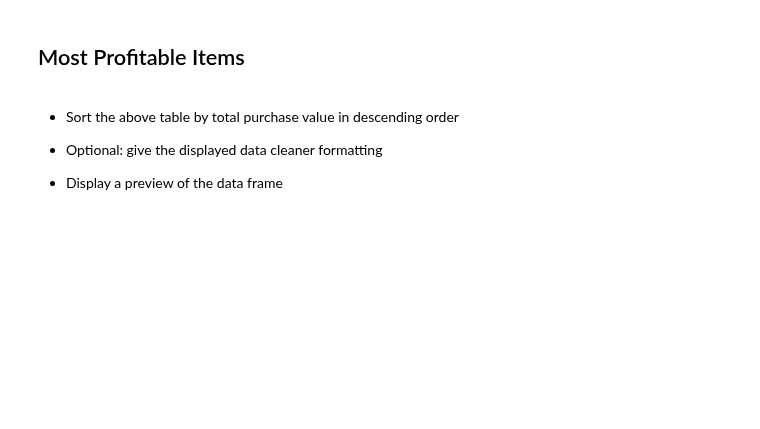
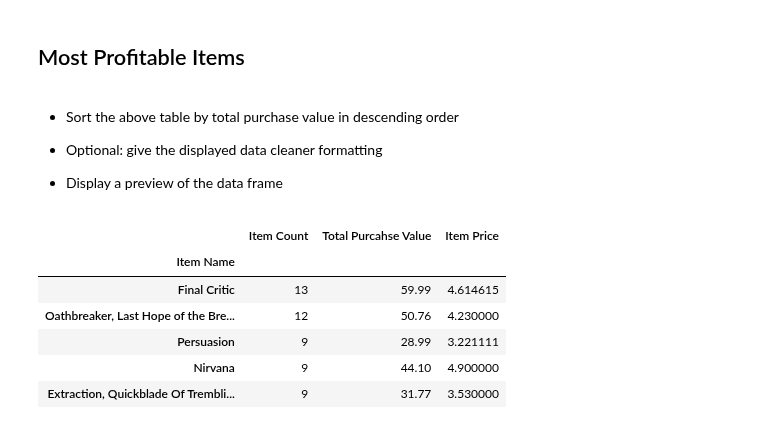
Before and after one commit to FeLowe/NW-Bootcamp-Homework, a Jupyter notebook: Pandas_Homework/HeroesOfPymoli_starter.ipynb, the cells around one changed output. Cells and saved outputs as stored; diff of their text form; code cells hidden in the pictures; blank space fills up the shorter version.

```diff
--- a/Pandas_Homework/HeroesOfPymoli_starter.ipynb
+++ b/Pandas_Homework/HeroesOfPymoli_starter.ipynb
@@ -330,3 +333,24 @@ popular_items_df.head()
 
 
 * Display a preview of the data frame
+# %%
+#Most profitable items
+profitable_item = pd.DataFrame(purchase_df.groupby("Item Name")["Item ID"].count())
+profitable_item_price = pd.DataFrame(purchase_df.groupby("Item Name")["Price"].sum())
+most_profitable_item_df=pd.merge(profitable_item,profitable_item_price, left_index=True, right_index=True)
+
+most_profitable_item_df["Average Price"]= most_profitable_item_df["Price"]/most_profitable_item_df["Item ID"]
+most_profitable_item_df["Price"]
+most_profitable_item_df.sort_values("Item ID",ascending=False, inplace=True)
+
+most_profitable_item_df.rename(columns = {"Item ID":"Item Count", "Price": "Total Purcahse Value", "Average Price": "Item Price"}, inplace=True)
+
+most_profitable_item_df.head()
+# %% [output]
+|  | Item Count | Total Purcahse Value | Item Price |
+| Item Name |  |  |  |
+| Final Critic | 13 | 59.99 | 4.614615 |
+| Oathbreaker, Last Hope of the Bre... | 12 | 50.76 | 4.230000 |
+| Persuasion | 9 | 28.99 | 3.221111 |
+| Nirvana | 9 | 44.10 | 4.900000 |
+| Extraction, Quickblade Of Trembli... | 9 | 31.77 | 3.530000 |
```
Also changed, not shown: parts of 1 cell of this notebook.
